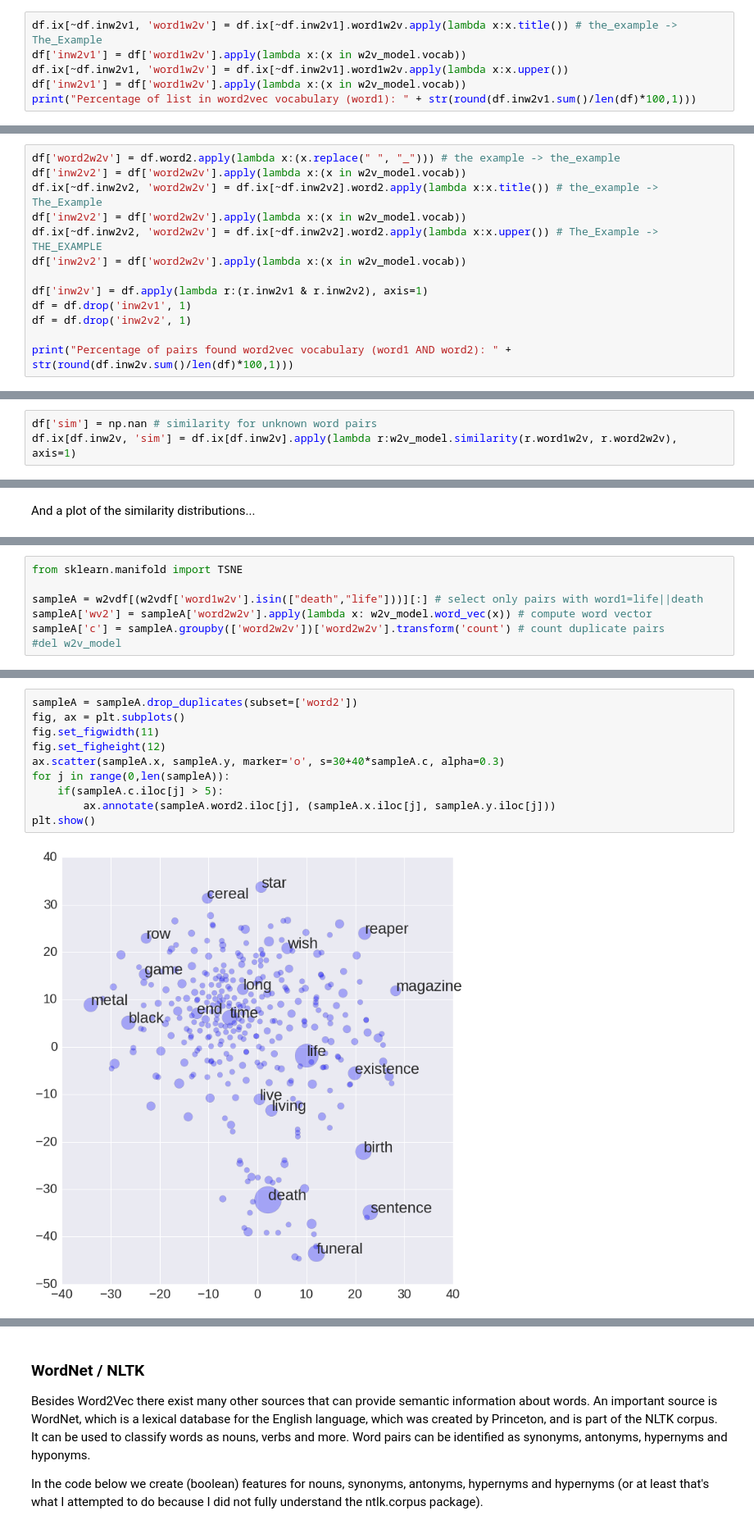
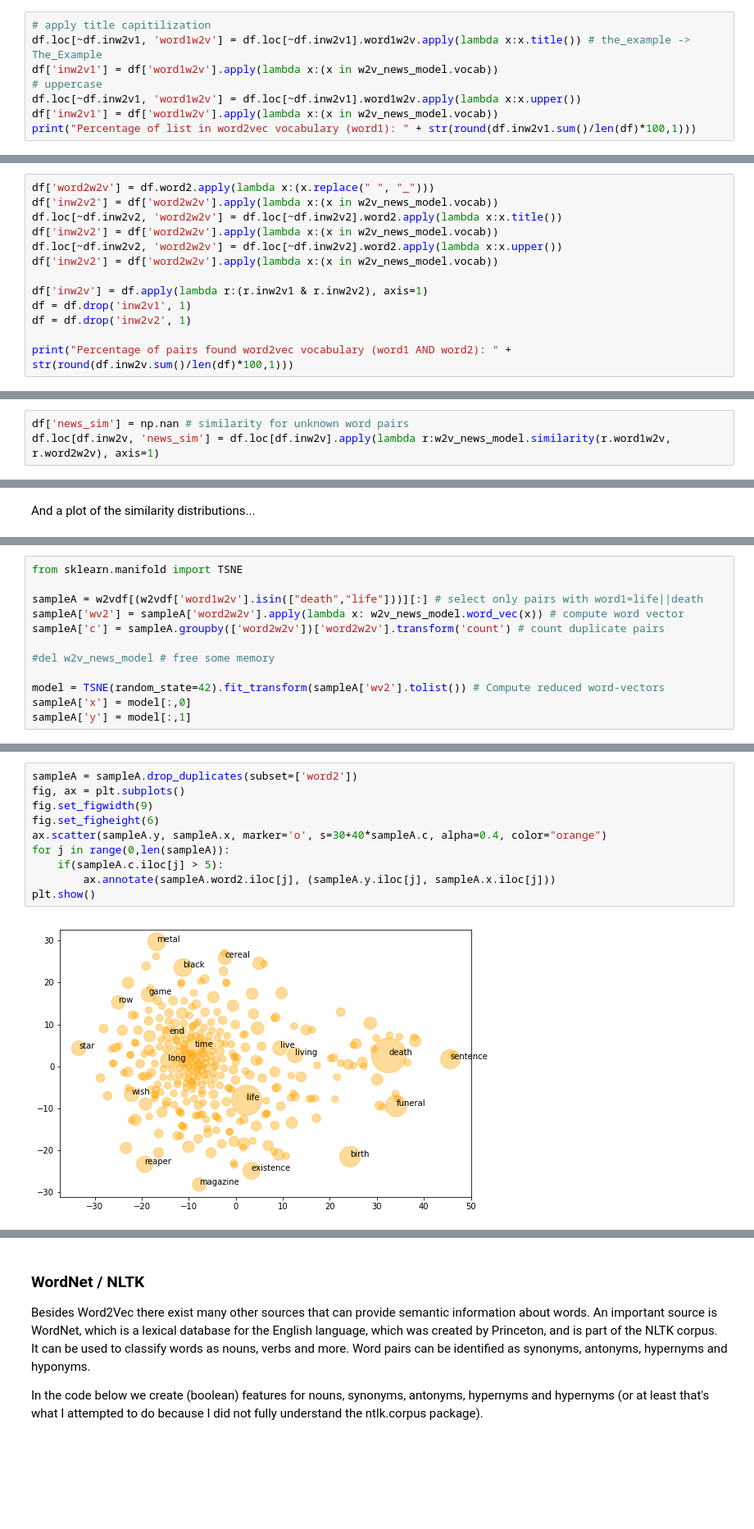
Before and after one commit to louweal/wordgame, a Jupyter notebook: notebooks/Word Association Analysis.ipynb, the cells around one changed output, grey strips where cells are left out. Shown at 82% size. Drawn from its saved outputs; the diff is of its cells as text; blank space fills up the shorter version.

```diff
--- a/notebooks/Word Association Analysis.ipynb
+++ b/notebooks/Word Association Analysis.ipynb
@@ -361,7 +448,9 @@ However, correct capitalization is (in some cases) necessary to find the word in
 # %%
-df.ix[~df.inw2v1, 'word1w2v'] = df.ix[~df.inw2v1].word1w2v.apply(lambda x:x.title()) # the_example -> The_Example
-df['inw2v1'] = df['word1w2v'].apply(lambda x:(x in w2v_model.vocab))
-df.ix[~df.inw2v1, 'word1w2v'] = df.ix[~df.inw2v1].word1w2v.apply(lambda x:x.upper())
-df['inw2v1'] = df['word1w2v'].apply(lambda x:(x in w2v_model.vocab))
+# apply title capitilization
+df.loc[~df.inw2v1, 'word1w2v'] = df.loc[~df.inw2v1].word1w2v.apply(lambda x:x.title()) # the_example -> The_Example
+df['inw2v1'] = df['word1w2v'].apply(lambda x:(x in w2v_news_model.vocab))
+# uppercase
+df.loc[~df.inw2v1, 'word1w2v'] = df.loc[~df.inw2v1].word1w2v.apply(lambda x:x.upper())
+df['inw2v1'] = df['word1w2v'].apply(lambda x:(x in w2v_news_model.vocab))
 print("Percentage of list in word2vec vocabulary (word1): " + str(round(df.inw2v1.sum()/len(df)*100,1)))
 # %% [output]
@@ -369,12 +458,12 @@ Percentage of list in word2vec vocabulary (word1):93.5
 # %% [markdown]
 This approach resulted in an increase of 4% in vocabulary hits for word1. Below we also apply it to word2 and compute the number of pairs of which both words were found in the word2vec model.
 # %%
-df['word2w2v'] = df.word2.apply(lambda x:(x.replace(" ", "_"))) # the example -> the_example
-df['inw2v2'] = df['word2w2v'].apply(lambda x:(x in w2v_model.vocab))
-df.ix[~df.inw2v2, 'word2w2v'] = df.ix[~df.inw2v2].word2.apply(lambda x:x.title()) # the_example -> The_Example
-df['inw2v2'] = df['word2w2v'].apply(lambda x:(x in w2v_model.vocab))
-df.ix[~df.inw2v2, 'word2w2v'] = df.ix[~df.inw2v2].word2.apply(lambda x:x.upper()) # The_Example -> THE_EXAMPLE
-df['inw2v2'] = df['word2w2v'].apply(lambda x:(x in w2v_model.vocab))
+df['word2w2v'] = df.word2.apply(lambda x:(x.replace(" ", "_")))
+df['inw2v2'] = df['word2w2v'].apply(lambda x:(x in w2v_news_model.vocab))
+df.loc[~df.inw2v2, 'word2w2v'] = df.loc[~df.inw2v2].word2.apply(lambda x:x.title())
+df['inw2v2'] = df['word2w2v'].apply(lambda x:(x in w2v_news_model.vocab))
+df.loc[~df.inw2v2, 'word2w2v'] = df.loc[~df.inw2v2].word2.apply(lambda x:x.upper())
+df['inw2v2'] = df['word2w2v'].apply(lambda x:(x in w2v_news_model.vocab))
 
 df['inw2v'] = df.apply(lambda r:(r.inw2v1 & r.inw2v2), axis=1)
 df = df.drop('inw2v1', 1)
@@ -418,6 +477,6 @@ Finally, we can compute the similarity for all other word pairs.
 # %%
-df['sim'] = np.nan # similarity for unknown word pairs
-df.ix[df.inw2v, 'sim'] = df.ix[df.inw2v].apply(lambda r:w2v_model.similarity(r.word1w2v, r.word2w2v), axis=1)
+df['news_sim'] = np.nan # similarity for unknown word pairs
+df.loc[df.inw2v, 'news_sim'] = df.loc[df.inw2v].apply(lambda r:w2v_news_model.similarity(r.word1w2v, r.word2w2v), axis=1)
 # %% [markdown]
 I'll show you some word pairs with highly similar words (according to Google) below.
 # %%
@@ -461,6 +509,11 @@ First, I plot all assocations for cues "life" and "death" in a 2D scatterplot. F
 from sklearn.manifold import TSNE
 
 sampleA = w2vdf[(w2vdf['word1w2v'].isin(["death","life"]))][:] # select only pairs with word1=life||death
-sampleA['wv2'] = sampleA['word2w2v'].apply(lambda x: w2v_model.word_vec(x)) # compute word vector
+sampleA['wv2'] = sampleA['word2w2v'].apply(lambda x: w2v_news_model.word_vec(x)) # compute word vector
 sampleA['c'] = sampleA.groupby(['word2w2v'])['word2w2v'].transform('count') # count duplicate pairs
-#del w2v_model
+
+#del w2v_news_model # free some memory
+
+model = TSNE(random_state=42).fit_transform(sampleA['wv2'].tolist()) # Compute reduced word-vectors
+sampleA['x'] = model[:,0]
+sampleA['y'] = model[:,1]
@@ -471,14 +520,14 @@ sampleA['y'] = model[:,1]
 # %%
 sampleA = sampleA.drop_duplicates(subset=['word2'])
 fig, ax = plt.subplots()
-fig.set_figwidth(11)
-fig.set_figheight(12)
-ax.scatter(sampleA.x, sampleA.y, marker='o', s=30+40*sampleA.c, alpha=0.3)
+fig.set_figwidth(9)
+fig.set_figheight(6)
+ax.scatter(sampleA.y, sampleA.x, marker='o', s=30+40*sampleA.c, alpha=0.4, color="orange")
 for j in range(0,len(sampleA)):
     if(sampleA.c.iloc[j] > 5):
-        ax.annotate(sampleA.word2.iloc[j], (sampleA.x.iloc[j], sampleA.y.iloc[j]))
+        ax.annotate(sampleA.word2.iloc[j], (sampleA.y.iloc[j], sampleA.x.iloc[j]))
 plt.show()
 # %% [output]
-[figure, old version]
+[figure, new version]
 # %%
 sampleB = w2vdf[(w2vdf['word1w2v'].isin(["food","chocolate"]))][:] # select only pairs with word1=food||chocolate
```
Also changed, not shown: parts of 133 cells of this notebook.
